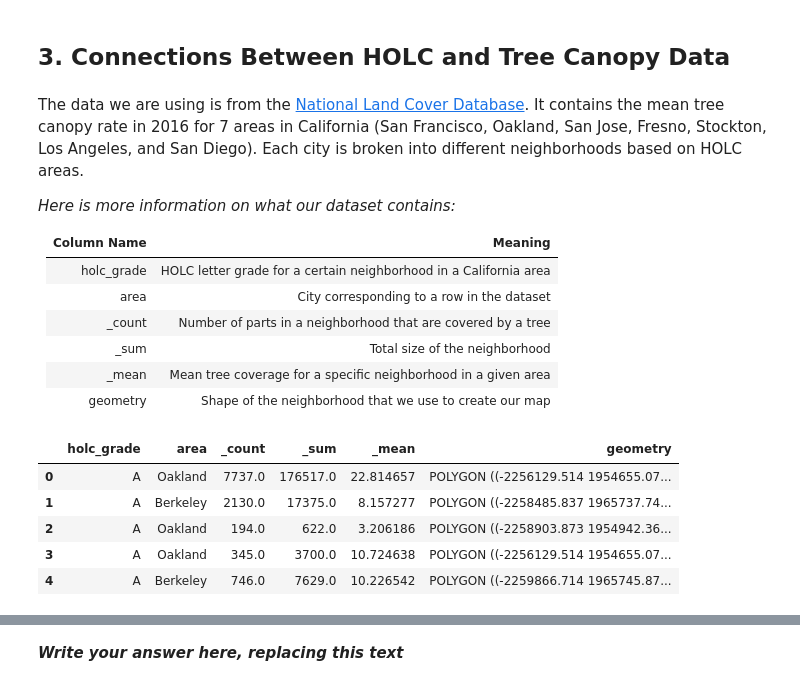
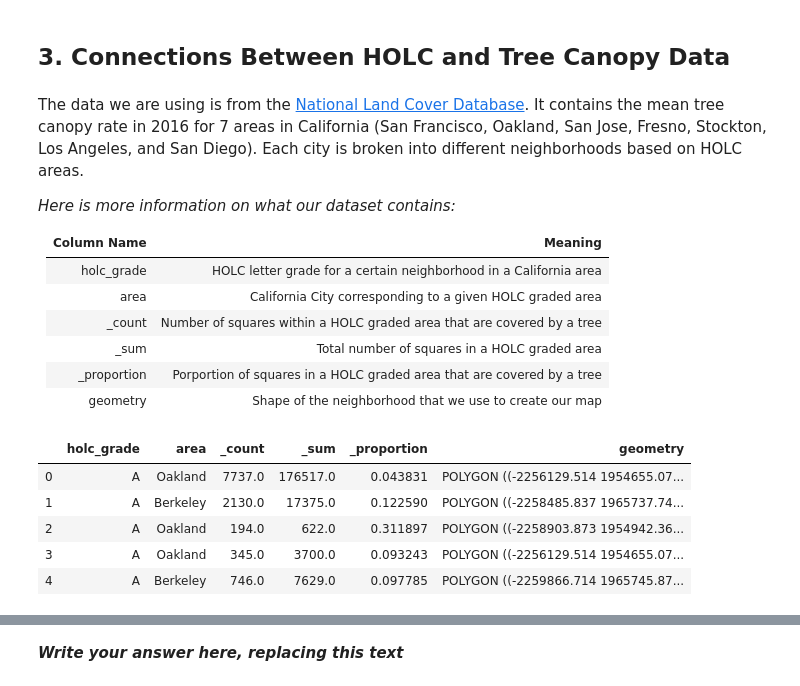
Before and after one commit to ds-modules/espm-c167, a Jupyter notebook: Lab2-Draft/Rebekah-Soc88/NB2_Draft1.ipynb, the cells around one changed output, grey strips where cells are left out. Cells and saved outputs as stored; diff of their text form; code cells hidden in the pictures.

```diff
--- a/Lab2-Draft/Rebekah-Soc88/NB2_Draft1.ipynb
+++ b/Lab2-Draft/Rebekah-Soc88/NB2_Draft1.ipynb
@@ -112,19 +110,22 @@ The data we are using is from the [National Land Cover Database](https://www.mrl
 |Column Name| Meaning|
 |---|---|
 |holc_grade|HOLC letter grade for a certain neighborhood in a California area|
-|area| City corresponding to a row in the dataset
-|_count |Number of parts in a neighborhood that are covered by a tree|
-|_sum | Total size of the neighborhood|
-|_mean | Mean tree coverage for a specific neighborhood in a given area|
+|area| California City corresponding to a given HOLC graded area |
+|_count |Number of squares within a HOLC graded area that are covered by a tree|
+|_sum | Total number of squares in a HOLC graded area|
+|_proportion | Porportion of squares in a HOLC graded area that are covered by a tree|
 |geometry| Shape of the neighborhood that we use to create our map|
 # %%
 # Import data
-holc_5072 = gpd.read_file('holc_ca_epsg5072_treecov').drop(columns=['name', 'holc_id', 'area_descr'])
+holc_5072 = gpd.read_file('holc_ca_epsg5072_treecov')
+holc_5072["_proportion"] = holc_5072["_count"] / holc_5072["_sum"]
+holc_5072 = holc_5072.drop(columns=['name', 'holc_id', 'area_descr'])
+holc_5072 = holc_5072[["holc_grade", "area", "_count", "_sum", "_proportion", "geometry"]]
 holc_5072.head()
 # %% [output]
-|  | holc_grade | area | _count | _sum | _mean | geometry |
-| 0 | A | Oakland | 7737.0 | 176517.0 | 22.814657 | POLYGON ((-2256129.514 1954655.07... |
-| 1 | A | Berkeley | 2130.0 | 17375.0 | 8.157277 | POLYGON ((-2258485.837 1965737.74... |
-| 2 | A | Oakland | 194.0 | 622.0 | 3.206186 | POLYGON ((-2258903.873 1954942.36... |
-| 3 | A | Oakland | 345.0 | 3700.0 | 10.724638 | POLYGON ((-2256129.514 1954655.07... |
-| 4 | A | Berkeley | 746.0 | 7629.0 | 10.226542 | POLYGON ((-2259866.714 1965745.87... |
+|  | holc_grade | area | _count | _sum | _proportion | geometry |
+| 0 | A | Oakland | 7737.0 | 176517.0 | 0.043831 | POLYGON ((-2256129.514 1954655.07... |
+| 1 | A | Berkeley | 2130.0 | 17375.0 | 0.122590 | POLYGON ((-2258485.837 1965737.74... |
+| 2 | A | Oakland | 194.0 | 622.0 | 0.311897 | POLYGON ((-2258903.873 1954942.36... |
+| 3 | A | Oakland | 345.0 | 3700.0 | 0.093243 | POLYGON ((-2256129.514 1954655.07... |
+| 4 | A | Berkeley | 746.0 | 7629.0 | 0.097785 | POLYGON ((-2259866.714 1965745.87... |
```
Also changed, not shown: parts of 9 cells of this notebook, 2 other files.
